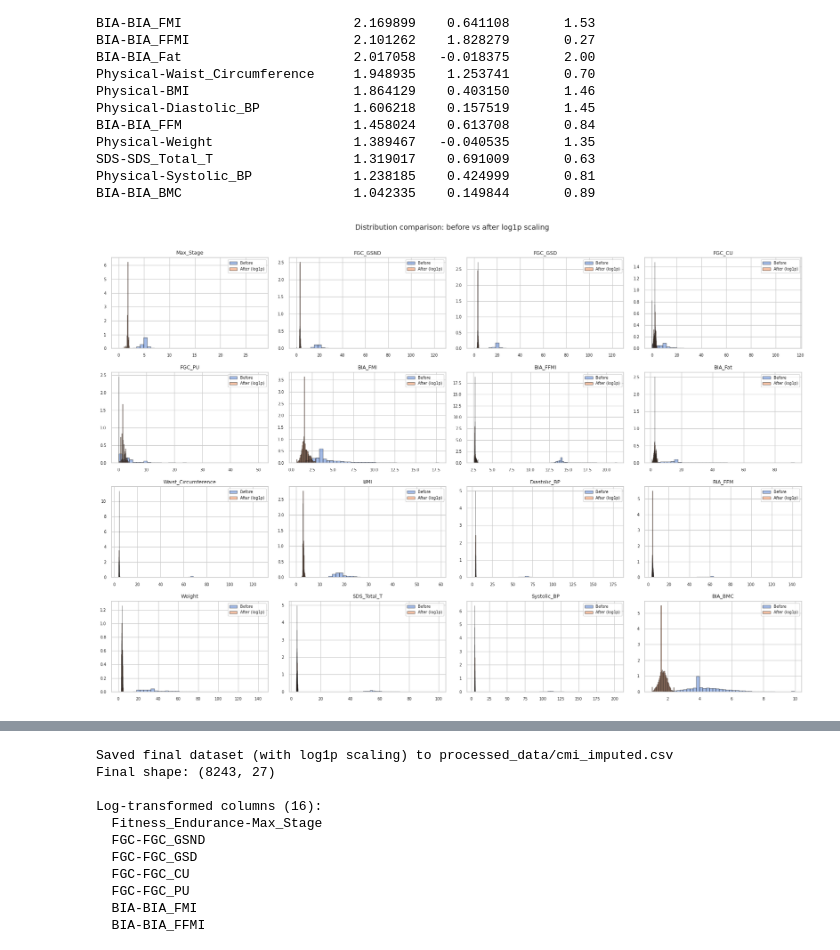
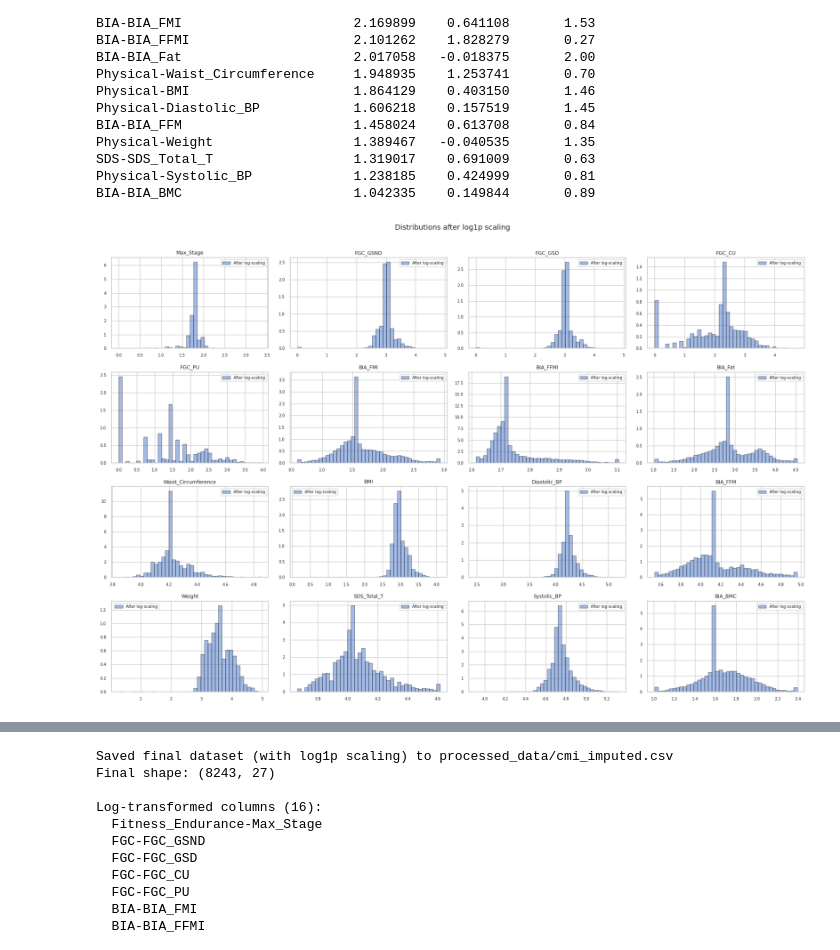
Before and after one commit to GiulioBartoloni/DataMining2, a Jupyter notebook: CMI/src/module_0.ipynb, the cells around one changed output, grey strips where cells are left out. Saved outputs shown, nothing was run; the diff lists cells and outputs as text; code cells hidden in the pictures.

```diff
--- a/CMI/src/module_0.ipynb
+++ b/CMI/src/module_0.ipynb
@@ -341,47 +341,47 @@ fixes["CGAS-CGAS_Score == 999"] = mask.sum()
 df_clean.loc[mask, "CGAS-CGAS_Score"] = np.nan
 
 # Physical-BMI = 0
-mask = df_clean["Physical-BMI"] == 0
+mask = df_clean["Physical-BMI"] <= 0
 fixes["Physical-BMI == 0"] = mask.sum()
 df_clean.loc[mask, "Physical-BMI"] = np.nan
 
 # Physical-Weight = 0
-mask = df_clean["Physical-Weight"] == 0
+mask = df_clean["Physical-Weight"] <= 0
 fixes["Physical-Weight == 0"] = mask.sum()
 df_clean.loc[mask, "Physical-Weight"] = np.nan
 
 # Diastolic_BP = 0
-mask = df_clean["Physical-Diastolic_BP"] == 0
+mask = df_clean["Physical-Diastolic_BP"] <= 0
 fixes["Physical-Diastolic_BP == 0"] = mask.sum()
 df_clean.loc[mask, "Physical-Diastolic_BP"] = np.nan
 
 # Systolic_BP = 0
-mask = df_clean["Physical-Systolic_BP"] == 0
+mask = df_clean["Physical-Systolic_BP"] <= 0
 fixes["Physical-Systolic_BP == 0"] = mask.sum()
 df_clean.loc[mask, "Physical-Systolic_BP"] = np.nan
 
 # BIA-BIA_Fat < 0 (negative body fat impossible)
-mask = df_clean["BIA-BIA_Fat"] < 0
+mask = df_clean["BIA-BIA_Fat"] <= 0
 fixes["BIA-BIA_Fat < 0"] = mask.sum()
 df_clean.loc[mask, "BIA-BIA_Fat"] = np.nan
 
 # BIA-BIA_FMI < 0
-mask = df_clean["BIA-BIA_FMI"] < 0
+mask = df_clean["BIA-BIA_FMI"] <= 0
 fixes["BIA-BIA_FMI < 0"] = mask.sum()
 df_clean.loc[mask, "BIA-BIA_FMI"] = np.nan
 
 # BIA-BIA_ECW < 0 (negative extracellular water is biologically impossible)
-mask = df_clean["BIA-BIA_ECW"] < 0
+mask = df_clean["BIA-BIA_ECW"] <= 0
 fixes["BIA-BIA_ECW < 0"] = mask.sum()
 df_clean.loc[mask, "BIA-BIA_ECW"] = np.nan
 
 # BIA-BIA_ICW < 0 (negative intracellular water is biologically impossible)
-mask = df_clean["BIA-BIA_ICW"] < 0
+mask = df_clean["BIA-BIA_ICW"] <= 0
 fixes["BIA-BIA_ICW < 0"] = mask.sum()
 df_clean.loc[mask, "BIA-BIA_ICW"] = np.nan
 
 # BIA-BIA_BMC < 0 (negative bone mineral content is biologically impossible)
-mask = df_clean["BIA-BIA_BMC"] < 0
+mask = df_clean["BIA-BIA_BMC"] <= 0
 fixes["BIA-BIA_BMC < 0"] = mask.sum()
 df_clean.loc[mask, "BIA-BIA_BMC"] = np.nan
 
@@ -1122,24 +1122,23 @@ BIA-BIA_BMC                      1.042335    0.149844       0.89
 # %%
 # Visual comparison: distributions before vs after log1p
 ncols = 4
 nrows = (len(log_cols) + ncols - 1) // ncols
 fig, axes = plt.subplots(nrows, ncols, figsize=(18, nrows * 3))
 axes = axes.flatten()
 
 for i, col in enumerate(log_cols):
     # Reconstruct original via expm1 for overlay
     original = np.expm1(df_imputed[col])
-    axes[i].hist(original, bins=40, alpha=0.5, label="Before", density=True, edgecolor="k")
-    axes[i].hist(df_imputed[col], bins=40, alpha=0.5, label="After (log1p)", density=True, edgecolor="k")
+    axes[i].hist(df_imputed[col], bins=40, alpha=0.5, label="After log-scaling", density=True, edgecolor="k")
     axes[i].set_title(col.split("-")[-1], fontsize=9)
     axes[i].legend(fontsize=7)
     axes[i].tick_params(labelsize=7)
 
 for j in range(i + 1, len(axes)):
     axes[j].set_visible(False)
 
-fig.suptitle("Distribution comparison: before vs after log1p scaling", fontsize=13, y=1.01)
+fig.suptitle("Distributions after log1p scaling", fontsize=13, y=1.01)
 plt.tight_layout()
 plt.show()
 # %% [output]
-[figure, old version]
+[figure, new version]
```
Also changed, not shown: parts of 3 cells of this notebook.
